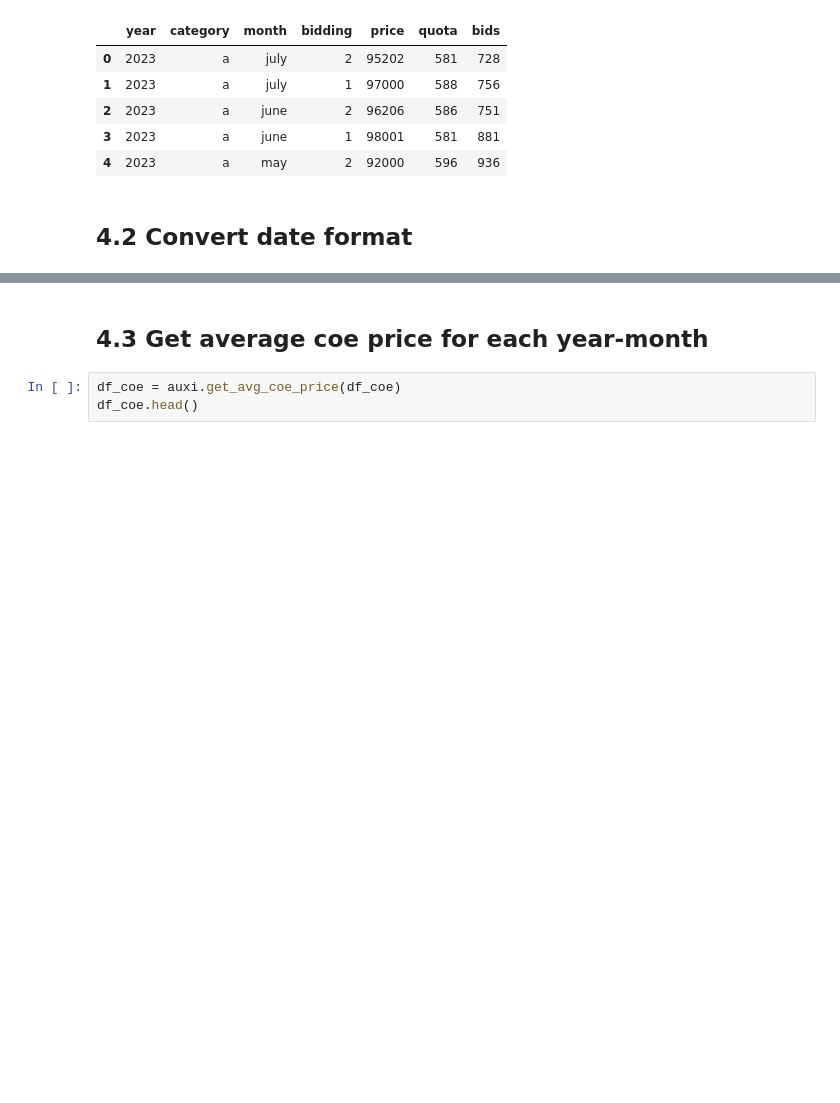
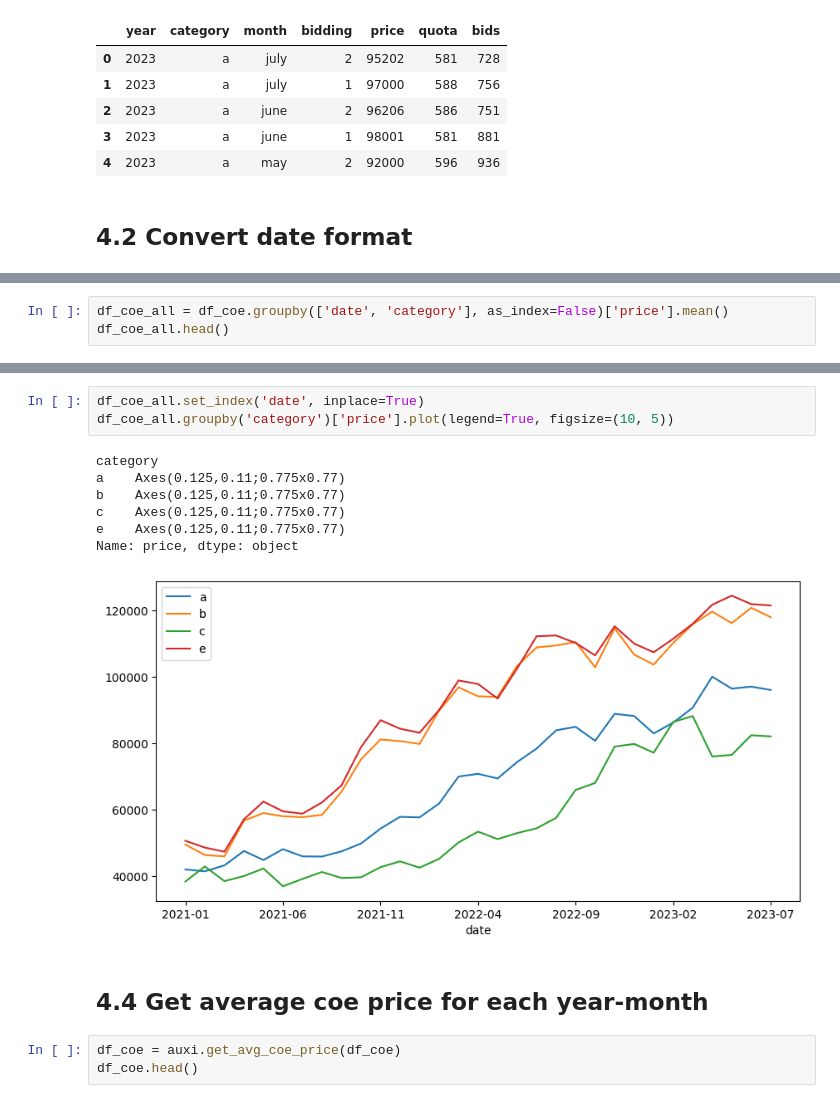
Before and after one commit to StephanieMussi/5228-group21-project, a Jupyter notebook: 1_Auxiliary_Attributes.ipynb, the cells around one changed output, grey strips where cells are left out. Drawn from its saved outputs; the diff is of its cells as text; blank space fills up the shorter version.

```diff
--- a/1_Auxiliary_Attributes.ipynb
+++ b/1_Auxiliary_Attributes.ipynb
@@ -249,0 +251,3 @@ df_coe.head()
+# %%
+df_coe_all = df_coe.groupby(['date', 'category'], as_index=False)['price'].mean()
+df_coe_all.head()
@@ -250,5 +261,16 @@ df_coe.head()
+# %%
+df_coe_all.set_index('date', inplace=True)
+df_coe_all.groupby('category')['price'].plot(legend=True, figsize=(10, 5))
+# %% [output]
+category
+a    Axes(0.125,0.11;0.775x0.77)
+b    Axes(0.125,0.11;0.775x0.77)
+c    Axes(0.125,0.11;0.775x0.77)
+e    Axes(0.125,0.11;0.775x0.77)
+Name: price, dtype: object
+[figure, added]
 # %% [markdown]
-## 4.3 Get average coe price for each year-month
+## 4.4 Get average coe price for each year-month
 # %%
 df_coe = auxi.get_avg_coe_price(df_coe)
 df_coe.head()
```
Also changed, not shown: parts of 12 cells of this notebook.
